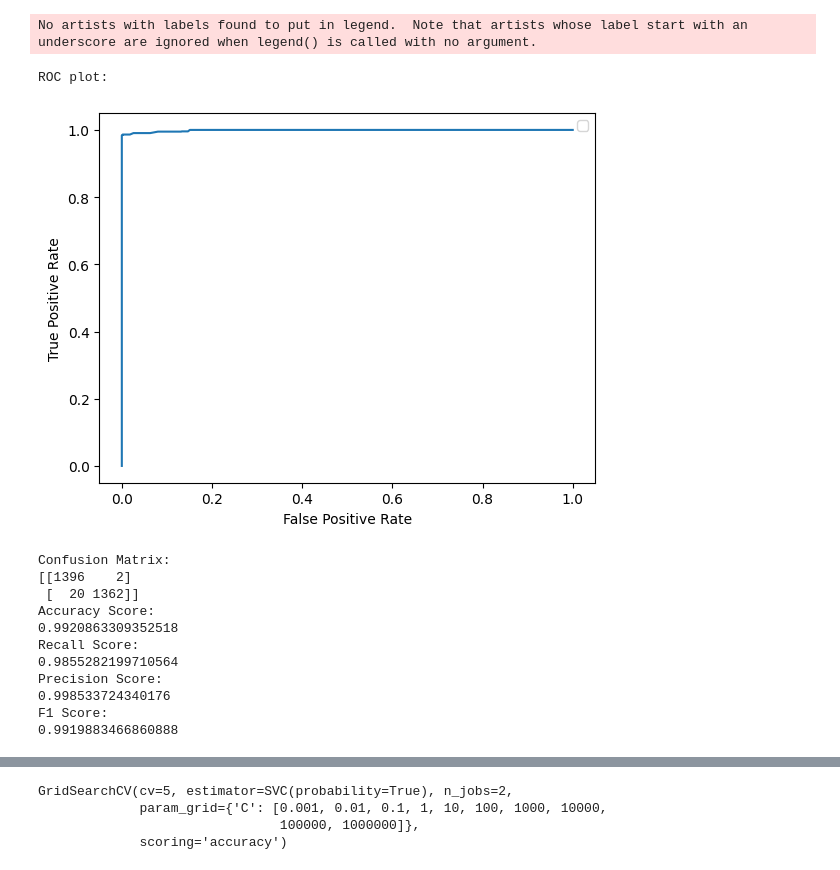
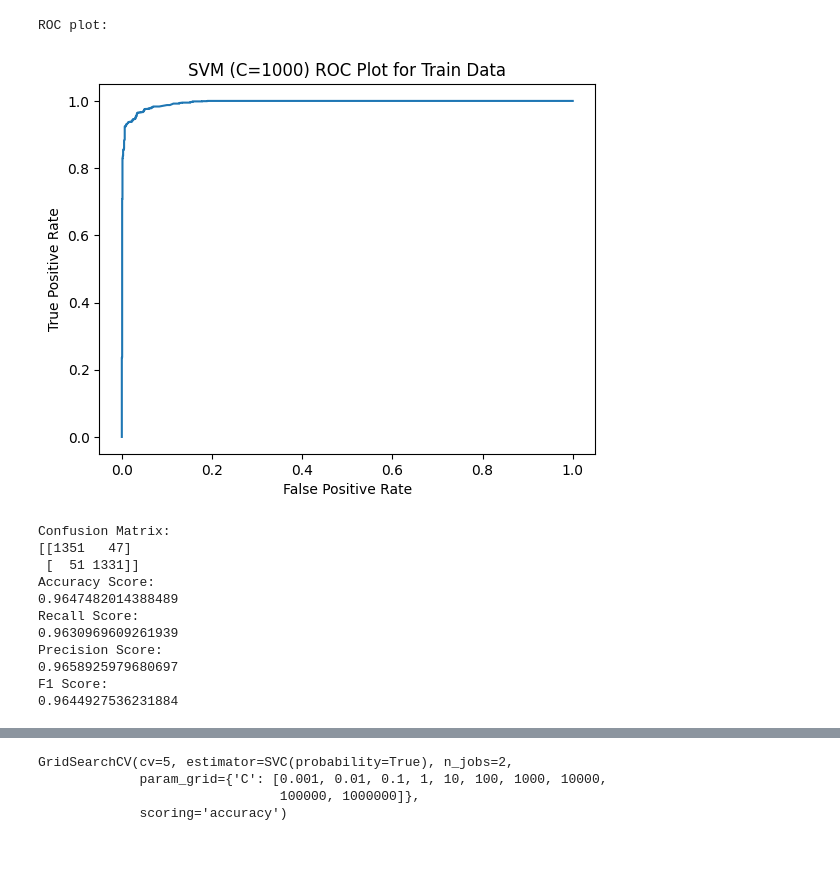
Before and after one commit to papaymaguire/ece219-project1, a Jupyter notebook: project1/notebooks/question5.ipynb, the cells around one changed output, grey strips where cells are left out. Drawn from its saved outputs; the diff is of its cells as text; code cells hidden in the pictures.

```diff
--- a/project1/notebooks/question5.ipynb
+++ b/project1/notebooks/question5.ipynb
@@ -50,20 +49,20 @@ F1 Score:
-# %%
-g1000_train_metrics = MetricsAnalyzer(svm_hard_1000, dim_reduced_train_features, train_root_labels, pos_label="sports")
-g1000_train_metrics.print_all()
-# %% [output]
-No artists with labels found to put in legend.  Note that artists whose label start with an underscore are ignored when legend() is called with no argument.
-ROC plot:
-[figure, removed]
-Confusion Matrix:
-[[1396    2]
- [  20 1362]]
-Accuracy Score:
-0.9920863309352518
-Recall Score:
-0.9855282199710564
-Precision Score:
-0.998533724340176
-F1 Score:
-0.9919883466860888
+# %%
+#Make note the following metrics are redone on the training data just out of curiosity, these metrics should not be used to actually qualify the model
+g1000_train_metrics = MetricsAnalyzer(svm_hard_1000, dim_reduced_train_features, train_root_labels, pos_label="sports")
+g1000_train_metrics.print_all(plot_title="SVM (C=1000) ROC Plot for Train Data")
+# %% [output]
+ROC plot:
+[figure, added]
+Confusion Matrix:
+[[1351   47]
+ [  51 1331]]
+Accuracy Score:
+0.9647482014388489
+Recall Score:
+0.9630969609261939
+Precision Score:
+0.9658925979680697
+F1 Score:
+0.9644927536231884
 # %%
 g100000_test_metrics = MetricsAnalyzer(svm_hard_100000, dim_reduced_test_features, test_root_labels, pos_label="sports")
```
Also changed, not shown: parts of 9 cells of this notebook, 20 other files.
